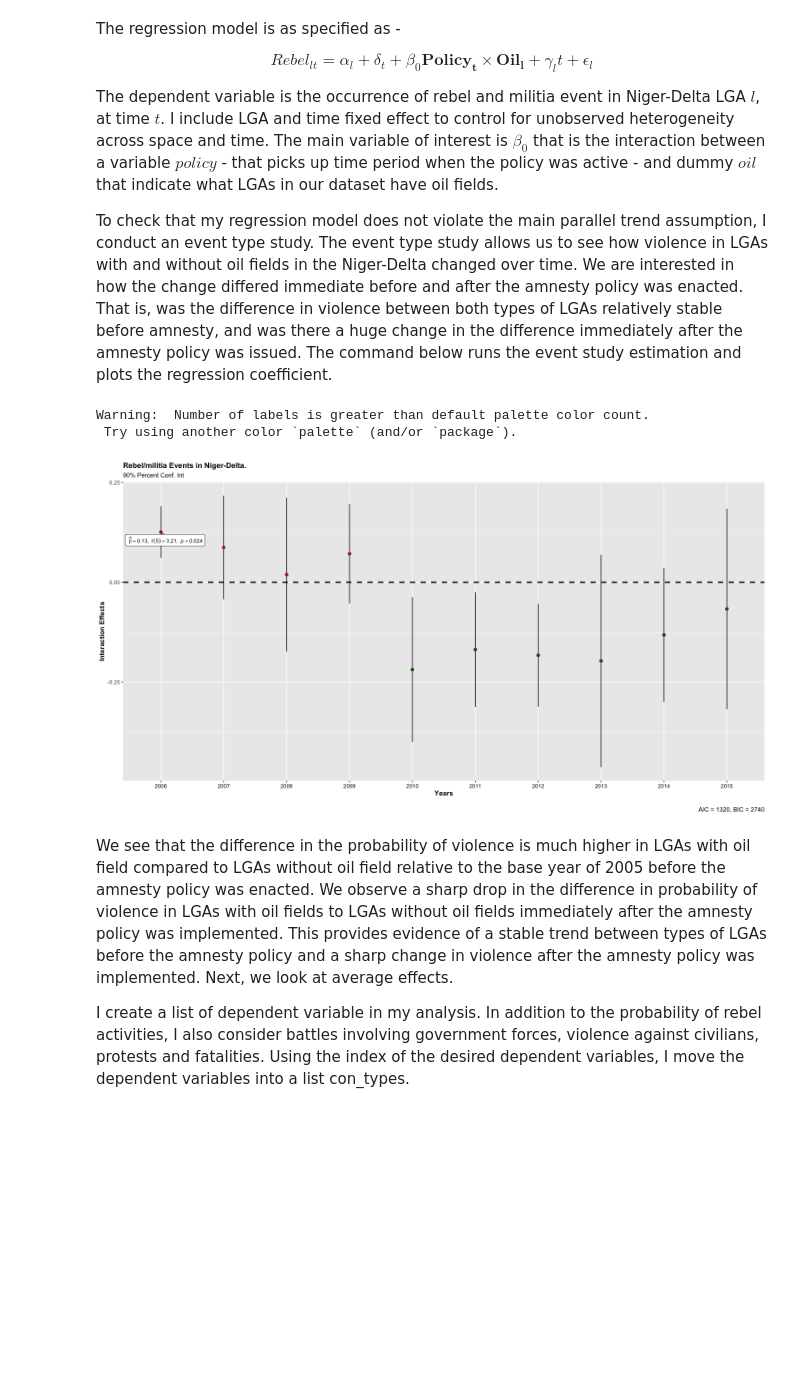
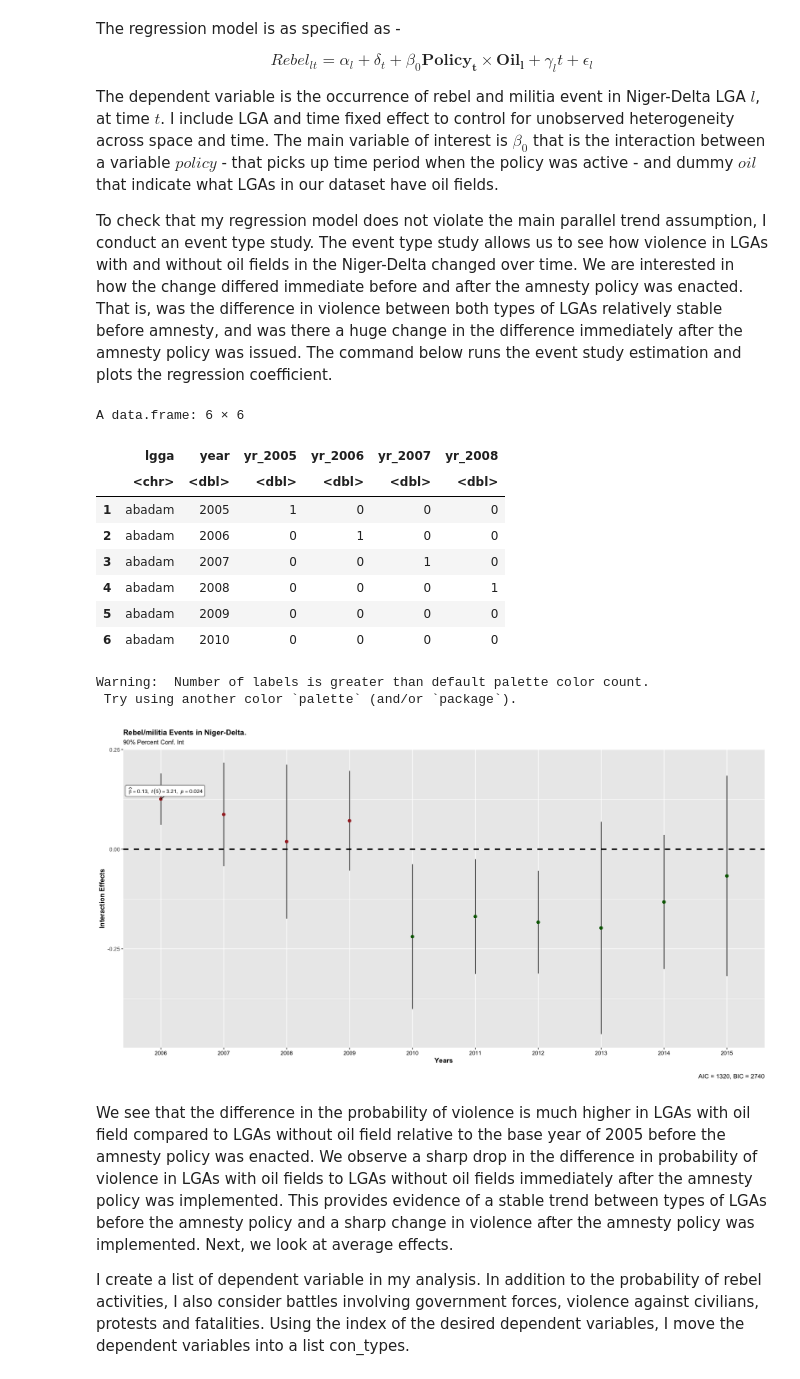
Before and after one commit to uzoma-iloanugo/Thesis-R-Markdown, a Jupyter notebook: Research 2.ipynb, the cells around one changed output. Cells and saved outputs as stored; diff of their text form; code cells hidden in the pictures; blank space fills up the shorter version.

Commit message:
changed the year dummy command to a loop

```diff
--- a/Research 2.ipynb
+++ b/Research 2.ipynb
@@ -492,42 +470,25 @@ $$ Rebel_{lt}= \alpha_{l} +\delta_{t}  + \beta_{0} \boldsymbol{Policy_{t} \times
   The dependent variable is the occurrence of rebel and militia event in Niger-Delta LGA $l$, at time $t$. I include LGA and time fixed effect to control for unobserved heterogeneity across space and time. The main variable of interest is $\beta_{0}$ that is the interaction between a variable $policy$ - that picks up time period when the policy was active - and dummy $oil$ that indicate what LGAs in our dataset have oil fields.
 
   To check that my regression model does not violate the main parallel trend assumption, I conduct an event type study. The event type study allows us to see how violence in LGAs with and without oil fields in the Niger-Delta changed over time. We are interested in how the change differed immediate before and after the amnesty policy was enacted. That is, was the difference in violence between both types of LGAs relatively stable before amnesty, and was there a huge change in the difference immediately after the amnesty policy was issued. The command below runs the event study estimation and plots the regression coefficient.
-# %%
-con_main$yr_2005<-0
-con_main$yr_2005[con_main$year==2005]<-1
-
-con_main$yr_2006<-0
-con_main$yr_2006[con_main$year==2006]<-1
-
-con_main$yr_2007<-0
-con_main$yr_2007[con_main$year==2007]<-1
-
-con_main$yr_2008<-0
-con_main$yr_2008[con_main$year==2008]<-1
-
-con_main$yr_2009<-0
-con_main$yr_2009[con_main$year==2009]<-1
-
-con_main$yr_2010<-0
-con_main$yr_2010[con_main$year==2010]<-1
-
-con_main$yr_2011<-0
-con_main$yr_2011[con_main$year==2011]<-1
-
-con_main$yr_2012<-0
-con_main$yr_2012[con_main$year==2012]<-1
-
-con_main$yr_2013<-0
-con_main$yr_2013[con_main$year==2013]<-1
-
-con_main$yr_2014<-0
-con_main$yr_2014[con_main$year==2014]<-1
-
-con_main$yr_2015<-0
-con_main$yr_2015[con_main$year==2015]<-1
-
-con_main$yr_2016<-0
-con_main$yr_2016[con_main$year==2016]<-1
+# %%
+# Create dummy variables for every year (yr_200*) in the dataset
+
+for (i in seq(2005, 2016)) {
+  con_main[[paste0("yr_", i)]]<-0
+  con_main[[paste0("yr_", i)]][con_main$year== i ]<-1
+}
+
+head(con_main[c("lgga", "year", "yr_2005", "yr_2006", "yr_2007", "yr_2008")])
+# %% [output]
+A data.frame: 6 × 6
+|  | lgga | year | yr_2005 | yr_2006 | yr_2007 | yr_2008 |
+|  | <chr> | <dbl> | <dbl> | <dbl> | <dbl> | <dbl> |
+| 1 | abadam | 2005 | 1 | 0 | 0 | 0 |
+| 2 | abadam | 2006 | 0 | 1 | 0 | 0 |
+| 3 | abadam | 2007 | 0 | 0 | 1 | 0 |
+| 4 | abadam | 2008 | 0 | 0 | 0 | 1 |
+| 5 | abadam | 2009 | 0 | 0 | 0 | 0 |
+| 6 | abadam | 2010 | 0 | 0 | 0 | 0 |
 # %%
 options(repr.plot.width = 15, repr.plot.height = 8)
 
@@ -568,7 +529,7 @@ ggcoefstats(con_felm_yrs_loop[[1]], only.significant = TRUE,
 # %% [output]
 Warning:  Number of labels is greater than default palette color count.
  Try using another color `palette` (and/or `package`).
-[figure, old version]
+[figure, new version]
 # %% [markdown]
   We see that the difference in the probability of violence is much higher in LGAs with oil field compared to LGAs without oil field relative to the base year of 2005 before the amnesty policy was enacted. We observe a sharp drop in the difference in probability of violence in LGAs with oil fields to LGAs without oil fields immediately after the amnesty policy was implemented. This provides evidence of a stable trend between types of LGAs before the amnesty policy and a sharp change in violence after the amnesty policy was implemented. Next, we look at average effects.
 
```
Also changed, not shown: parts of 4 cells of this notebook, 2 other files.
